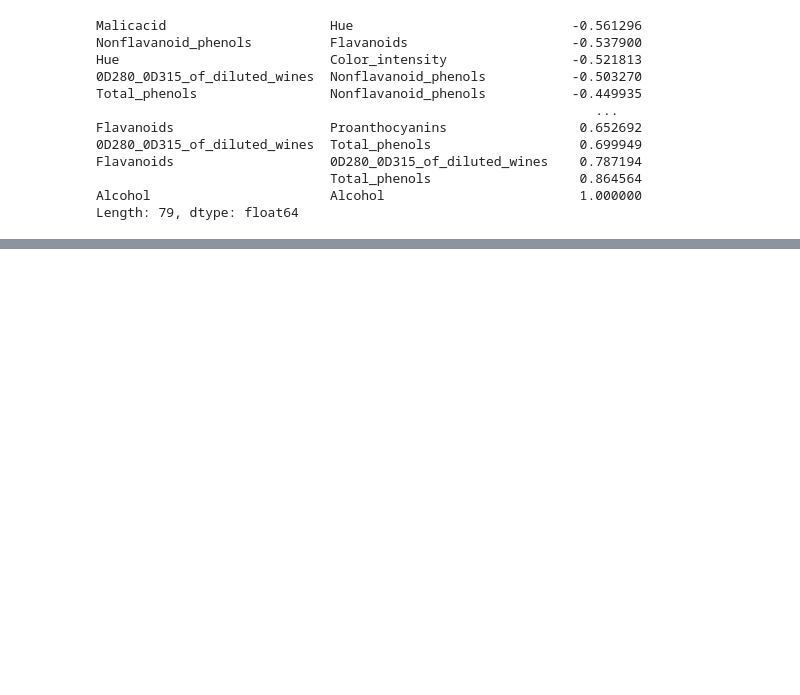
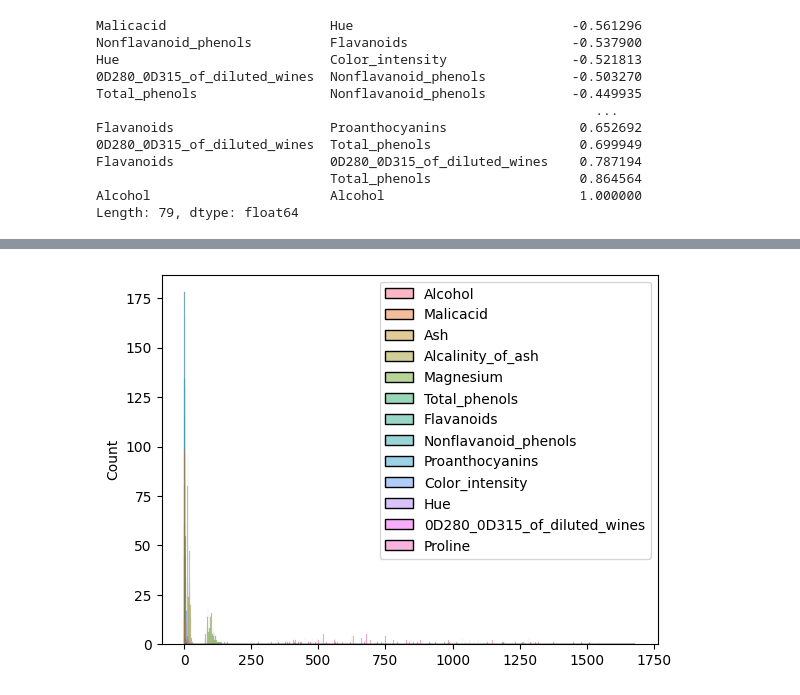
Before and after one commit to Tonguesten36/machine-learning-two, a Jupyter notebook: labwork1/wine.ipynb, the cells around one changed output, grey strips where cells are left out. Cells and saved outputs as stored; diff of their text form; code cells hidden in the pictures; blank space fills up the shorter version.

```diff
--- a/labwork1/wine.ipynb
+++ b/labwork1/wine.ipynb
@@ -188,0 +264,14 @@ ModuleNotFoundError: No module named 'sklearn'
+# %%
+import seaborn as sns
+import matplotlib.pyplot as plt
+import os
+# Delete the data distribution in 2D of wine dataset image if it exists
+if os.path.exists("Data distribution in 2D of wine dataset.png"):
+    os.remove("Data distribution in 2D of wine dataset.png")
+#Visualize the data distribution in 2D of wine dataset as histogram
+sns.histplot(X_wine)
+#Save the plot that shows the data distribution in 2D of wine dataset as a png file
+plt.savefig('Data distribution in 2D of wine dataset.png')
+plt.show()
+# %% [output]
+[figure, added]
```
Also changed, not shown: parts of 8 cells of this notebook, 5 other files.
